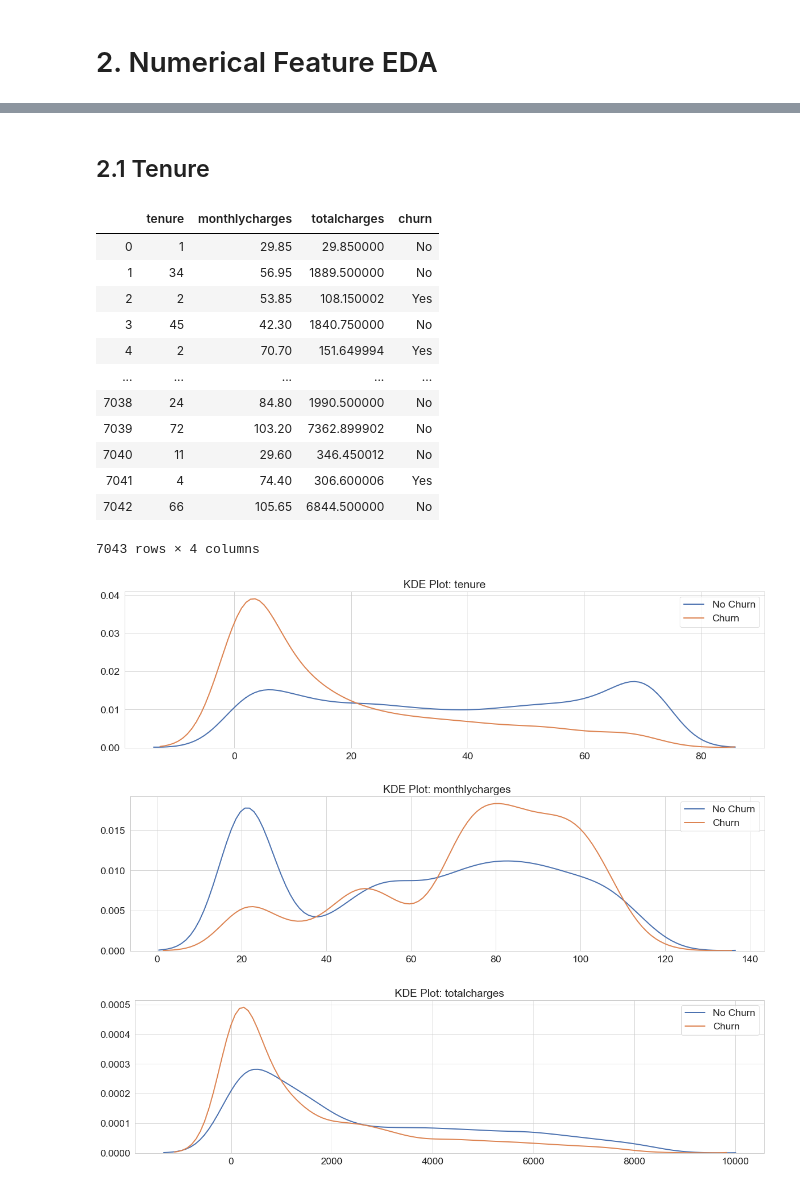
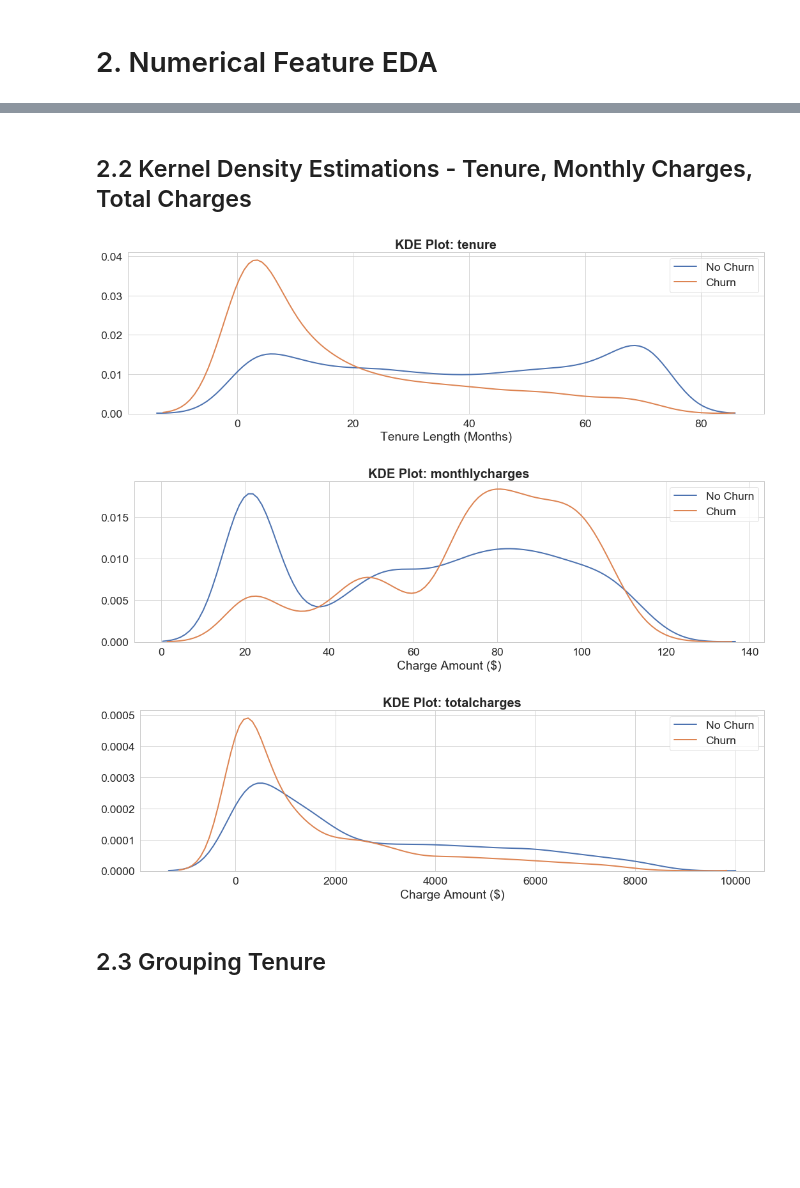
Before and after one commit to andrewcole33/telco_churn_analysis, a Jupyter notebook: eda.ipynb, the cells around one changed output, grey strips where cells are left out. Cells and saved outputs as stored; diff of their text form; code cells hidden in the pictures; blank space fills up the shorter version.

Commit message:
Finish EDA of Numerical Variables

```diff
--- a/eda.ipynb
+++ b/eda.ipynb
@@ -131,19 +149,12 @@ plt.tight_layout()
+# %% [markdown]
+## 2.2 Kernel Density Estimations - Tenure, Monthly Charges, Total Charges
+# %%
+plot_kde(df, 'tenure')
+plot_kde(df, 'monthlycharges')
+plot_kde(df, 'totalcharges')
+# %% [output]
+[figure, added]
+[figure, added]
+[figure, added]
 # %% [markdown]
-## 2.1 Tenure
+## 2.3 Grouping Tenure
-# %%
-numerics = df[['tenure', 'monthlycharges', 'totalcharges', 'churn']]
-numerics
-# %% [output]
-|  | tenure | monthlycharges | totalcharges | churn |
-| 0 | 1 | 29.85 | 29.850000 | No |
-| 1 | 34 | 56.95 | 1889.500000 | No |
-| 2 | 2 | 53.85 | 108.150002 | Yes |
-| 3 | 45 | 42.30 | 1840.750000 | No |
-| 4 | 2 | 70.70 | 151.649994 | Yes |
-| ... | ... | ... | ... | ... |
-| 7038 | 24 | 84.80 | 1990.500000 | No |
-| 7039 | 72 | 103.20 | 7362.899902 | No |
-| 7040 | 11 | 29.60 | 346.450012 | No |
-| 7041 | 4 | 74.40 | 306.600006 | Yes |
-| 7042 | 66 | 105.65 | 6844.500000 | No |
-7043 rows × 4 columns
@@ -157,8 +160,0 @@ def kdeplots(feature):
-# %%
-kdeplots('tenure')
-kdeplots('monthlycharges')
-kdeplots('totalcharges')
-# %% [output]
-[figure, removed]
-[figure, removed]
-[figure, removed]
```
Also changed, not shown: parts of 12 cells of this notebook, 1 other file.
